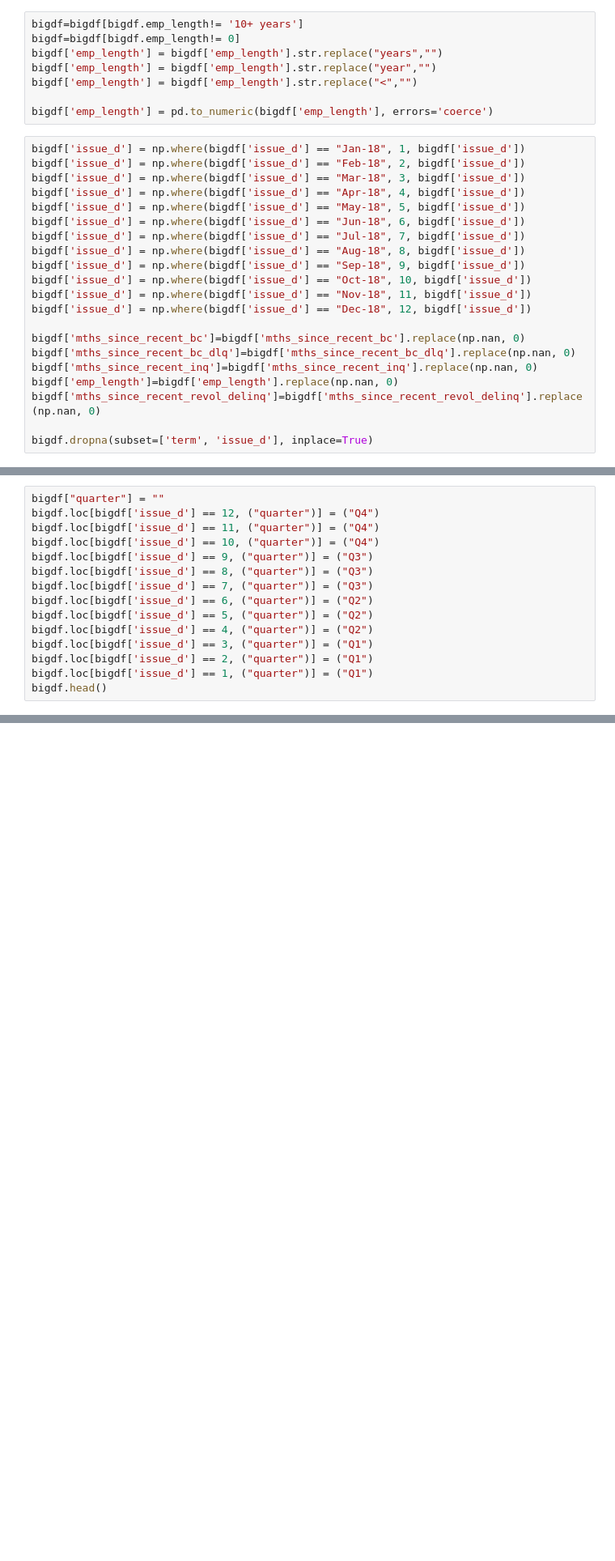
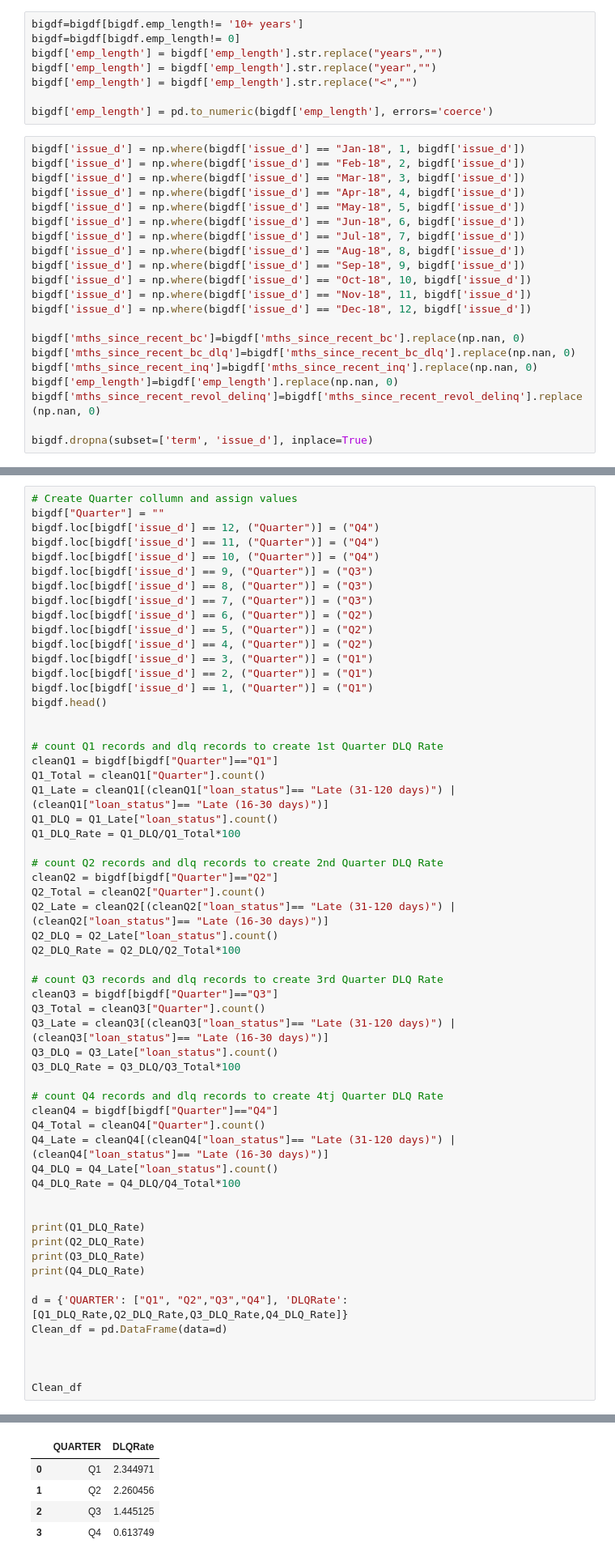
Before and after one commit to Ironbark427/Team-1, a Jupyter notebook: Dlq_DataClean.ipynb, the cells around one changed output, grey strips where cells are left out. Shown at 81% size. Cells and saved outputs as stored; diff of their text form; blank space fills up the shorter version.

```diff
--- a/Dlq_DataClean.ipynb
+++ b/Dlq_DataClean.ipynb
@@ -82,16 +85 @@ TypeError: __init__() takes 1 positional argument but 2 were given
 [figure]
-# %%
-bigdf["quarter"] = ""
-bigdf.loc[bigdf['issue_d'] == 12, ("quarter")] = ("Q4")
-bigdf.loc[bigdf['issue_d'] == 11, ("quarter")] = ("Q4")
-bigdf.loc[bigdf['issue_d'] == 10, ("quarter")] = ("Q4")
-bigdf.loc[bigdf['issue_d'] == 9, ("quarter")] = ("Q3")
-bigdf.loc[bigdf['issue_d'] == 8, ("quarter")] = ("Q3")
-bigdf.loc[bigdf['issue_d'] == 7, ("quarter")] = ("Q3")
-bigdf.loc[bigdf['issue_d'] == 6, ("quarter")] = ("Q2")
-bigdf.loc[bigdf['issue_d'] == 5, ("quarter")] = ("Q2")
-bigdf.loc[bigdf['issue_d'] == 4, ("quarter")] = ("Q2")
-bigdf.loc[bigdf['issue_d'] == 3, ("quarter")] = ("Q1")
-bigdf.loc[bigdf['issue_d'] == 2, ("quarter")] = ("Q1")
-bigdf.loc[bigdf['issue_d'] == 1, ("quarter")] = ("Q1")
-bigdf.head()
@@ -125,0 +86,59 @@ list(bigdf)
+# %%
+# Create Quarter collumn and assign values
+bigdf["Quarter"] = ""
+bigdf.loc[bigdf['issue_d'] == 12, ("Quarter")] = ("Q4")
+bigdf.loc[bigdf['issue_d'] == 11, ("Quarter")] = ("Q4")
+bigdf.loc[bigdf['issue_d'] == 10, ("Quarter")] = ("Q4")
+bigdf.loc[bigdf['issue_d'] == 9, ("Quarter")] = ("Q3")
+bigdf.loc[bigdf['issue_d'] == 8, ("Quarter")] = ("Q3")
+bigdf.loc[bigdf['issue_d'] == 7, ("Quarter")] = ("Q3")
+bigdf.loc[bigdf['issue_d'] == 6, ("Quarter")] = ("Q2")
+bigdf.loc[bigdf['issue_d'] == 5, ("Quarter")] = ("Q2")
+bigdf.loc[bigdf['issue_d'] == 4, ("Quarter")] = ("Q2")
+bigdf.loc[bigdf['issue_d'] == 3, ("Quarter")] = ("Q1")
+bigdf.loc[bigdf['issue_d'] == 2, ("Quarter")] = ("Q1")
+bigdf.loc[bigdf['issue_d'] == 1, ("Quarter")] = ("Q1")
+bigdf.head()
+
+
+# count Q1 records and dlq records to create 1st Quarter DLQ Rate
+cleanQ1 = bigdf[bigdf["Quarter"]=="Q1"]
+Q1_Total = cleanQ1["Quarter"].count()
+Q1_Late = cleanQ1[(cleanQ1["loan_status"]== "Late (31-120 days)") | (cleanQ1["loan_status"]== "Late (16-30 days)")]
+Q1_DLQ = Q1_Late["loan_status"].count()
+Q1_DLQ_Rate = Q1_DLQ/Q1_Total*100
+
+# count Q2 records and dlq records to create 2nd Quarter DLQ Rate
+cleanQ2 = bigdf[bigdf["Quarter"]=="Q2"]
+Q2_Total = cleanQ2["Quarter"].count()
+Q2_Late = cleanQ2[(cleanQ2["loan_status"]== "Late (31-120 days)") | (cleanQ2["loan_status"]== "Late (16-30 days)")]
+Q2_DLQ = Q2_Late["loan_status"].count()
+Q2_DLQ_Rate = Q2_DLQ/Q2_Total*100
+
+# count Q3 records and dlq records to create 3rd Quarter DLQ Rate
+cleanQ3 = bigdf[bigdf["Quarter"]=="Q3"]
+Q3_Total = cleanQ3["Quarter"].count()
+Q3_Late = cleanQ3[(cleanQ3["loan_status"]== "Late (31-120 days)") | (cleanQ3["loan_status"]== "Late (16-30 days)")]
+Q3_DLQ = Q3_Late["loan_status"].count()
+Q3_DLQ_Rate = Q3_DLQ/Q3_Total*100
+
+# count Q4 records and dlq records to create 4tj Quarter DLQ Rate
+cleanQ4 = bigdf[bigdf["Quarter"]=="Q4"]
+Q4_Total = cleanQ4["Quarter"].count()
+Q4_Late = cleanQ4[(cleanQ4["loan_status"]== "Late (31-120 days)") | (cleanQ4["loan_status"]== "Late (16-30 days)")]
+Q4_DLQ = Q4_Late["loan_status"].count()
+Q4_DLQ_Rate = Q4_DLQ/Q4_Total*100
+
+
+print(Q1_DLQ_Rate)
+print(Q2_DLQ_Rate)
+print(Q3_DLQ_Rate)
+print(Q4_DLQ_Rate)
+
+d = {'QUARTER': ["Q1", "Q2","Q3","Q4"], 'DLQRate': [Q1_DLQ_Rate,Q2_DLQ_Rate,Q3_DLQ_Rate,Q4_DLQ_Rate]}
+Clean_df = pd.DataFrame(data=d)
+
+
+
+Clean_df
+# %% [output]
@@ -125,0 +149,5 @@ list(bigdf)
+|  | QUARTER | DLQRate |
+| 0 | Q1 | 2.344971 |
+| 1 | Q2 | 2.260456 |
+| 2 | Q3 | 1.445125 |
+| 3 | Q4 | 0.613749 |
```
Also changed, not shown: parts of 6 cells of this notebook, 2 other files.
